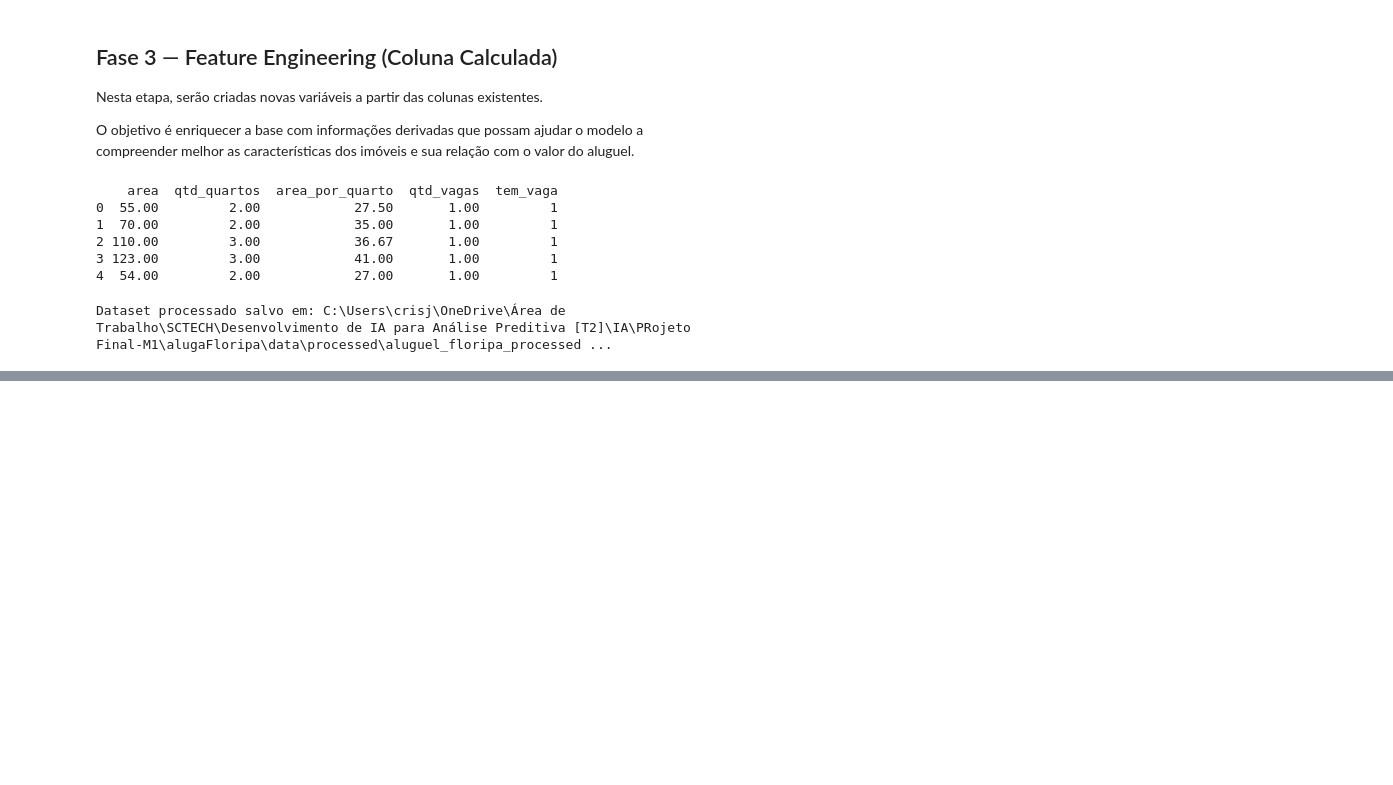
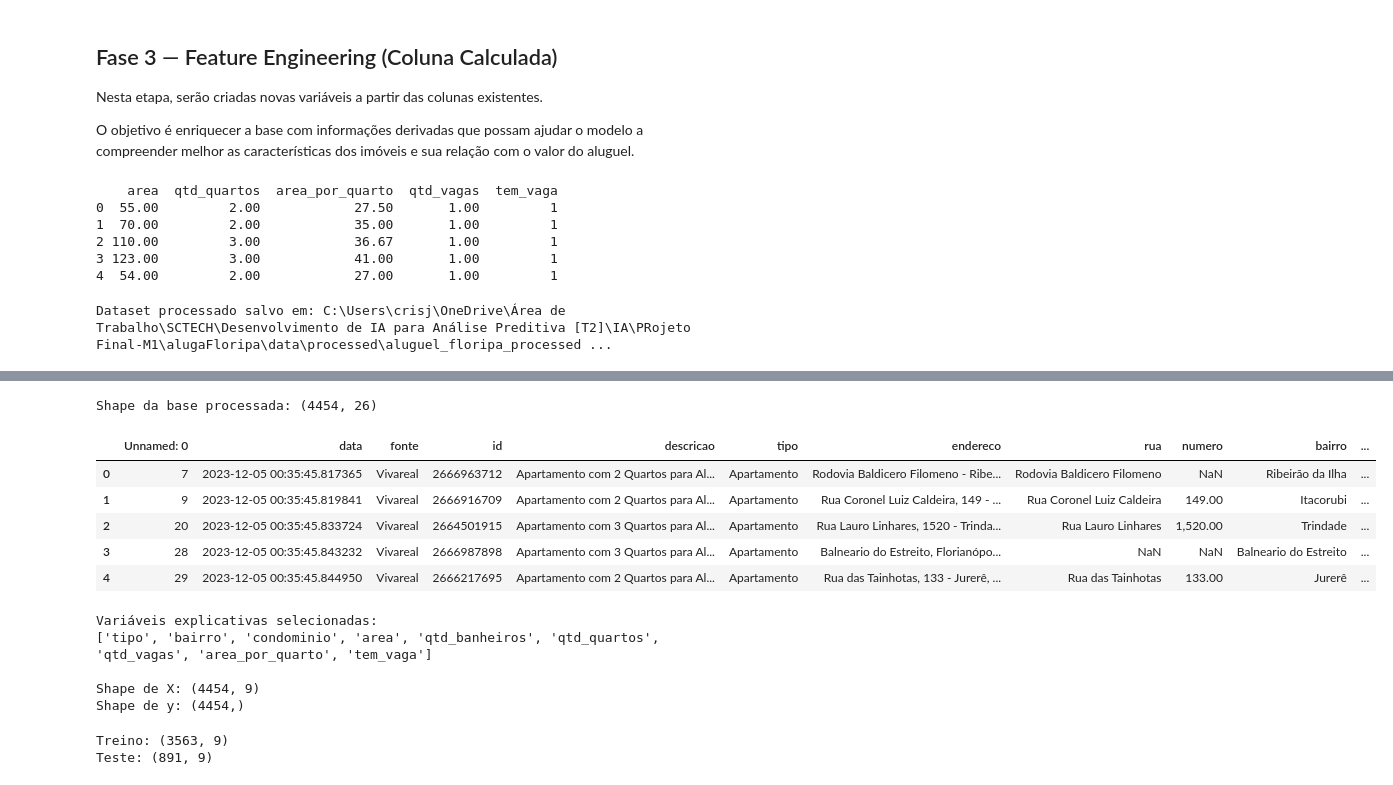
Before and after one commit to Cristina-Freitas/alugaFloripa, a Jupyter notebook: notebooks/alugaFloripa_regressao.ipynb, the cells around one changed output, grey strips where cells are left out. Cells and saved outputs as stored; diff of their text form; code cells hidden in the pictures; blank space fills up the shorter version.

Commit message:
Add preparacao para modelagem

```diff
--- a/notebooks/alugaFloripa_regressao.ipynb
+++ b/notebooks/alugaFloripa_regressao.ipynb
@@ -437,0 +444,63 @@ Dataset processado salvo em: C:\Users\crisj\OneDrive\Área de Trabalho\SCTECH\De
+# %%
+# Carrega a base processada, já limpa e com as features derivadas das Fases 2 e 3.
+# Isso permite iniciar a preparação para modelagem sem reprocessar o dataset bruto.
+
+df = load_processed_data()
+
+print(f"Shape da base processada: {df.shape}")
+df.head()
+# %% [output]
+Shape da base processada: (4454, 26)
+|  | Unnamed: 0 | data | fonte | id | descricao | tipo | endereco | rua | numero | bairro | ... |
+| 0 | 7 | 2023-12-05 00:35:45.817365 | Vivareal | 2666963712 | Apartamento com 2 Quartos para Al... | Apartamento | Rodovia Baldicero Filomeno - Ribe... | Rodovia Baldicero Filomeno | NaN | Ribeirão da Ilha | ... |
+| 1 | 9 | 2023-12-05 00:35:45.819841 | Vivareal | 2666916709 | Apartamento com 2 Quartos para Al... | Apartamento | Rua Coronel Luiz Caldeira, 149 - ... | Rua Coronel Luiz Caldeira | 149.00 | Itacorubi | ... |
+| 2 | 20 | 2023-12-05 00:35:45.833724 | Vivareal | 2664501915 | Apartamento com 3 Quartos para Al... | Apartamento | Rua Lauro Linhares, 1520 - Trinda... | Rua Lauro Linhares | 1,520.00 | Trindade | ... |
+| 3 | 28 | 2023-12-05 00:35:45.843232 | Vivareal | 2666987898 | Apartamento com 3 Quartos para Al... | Apartamento | Balneario do Estreito, Florianópo... | NaN | NaN | Balneario do Estreito | ... |
+| 4 | 29 | 2023-12-05 00:35:45.844950 | Vivareal | 2666217695 | Apartamento com 2 Quartos para Al... | Apartamento | Rua das Tainhotas, 133 - Jurerê, ... | Rua das Tainhotas | 133.00 | Jurerê | ... |
+# %%
+# Seleciona as variáveis explicativas que serão usadas na modelagem.
+# Não usamos id, data, url, descricao, endereco, rua, numero, amenities, valor_total, valor_m2 e valor_condo_m2.
+# valor_total, valor_m2 e valor_condo_m2 não entram porque derivam do valor do aluguel e podem causar vazamento de dados.
+
+explicativas = [
+    "tipo",
+    "bairro",
+    "condominio",
+    "area",
+    "qtd_banheiros",
+    "qtd_quartos",
+    "qtd_vagas",
+    "area_por_quarto",
+    "tem_vaga",
+]
+
+X = df[explicativas].copy()
+y = df["valor"].copy()
+
+print("Variáveis explicativas selecionadas:")
+print(explicativas)
+
+print(f"\nShape de X: {X.shape}")
+print(f"Shape de y: {y.shape}")
+# %% [output]
+Variáveis explicativas selecionadas:
+['tipo', 'bairro', 'condominio', 'area', 'qtd_banheiros', 'qtd_quartos', 'qtd_vagas', 'area_por_quarto', 'tem_vaga']
+
+Shape de X: (4454, 9)
+Shape de y: (4454,)
+# %%
+# Divide a base em treino e teste.
+# 80% dos dados serão usados para treinar o modelo e 20% para testar sua capacidade de generalização.
+
+X_train, X_test, y_train, y_test = train_test_split(
+    X,  # Variáveis explicativas
+    y,  # Variável-alvo
+    test_size=TEST_SIZE,  # Percentual reservado para teste, definido em src/config.py
+    random_state=RANDOM_STATE  # Garante reprodutibilidade da divisão
+)
+
+print(f"Treino: {X_train.shape}")
+print(f"Teste: {X_test.shape}")
+# %% [output]
+Treino: (3563, 9)
+Teste: (891, 9)
```
Also changed, not shown: parts of 8 cells of this notebook, 1 other file.
